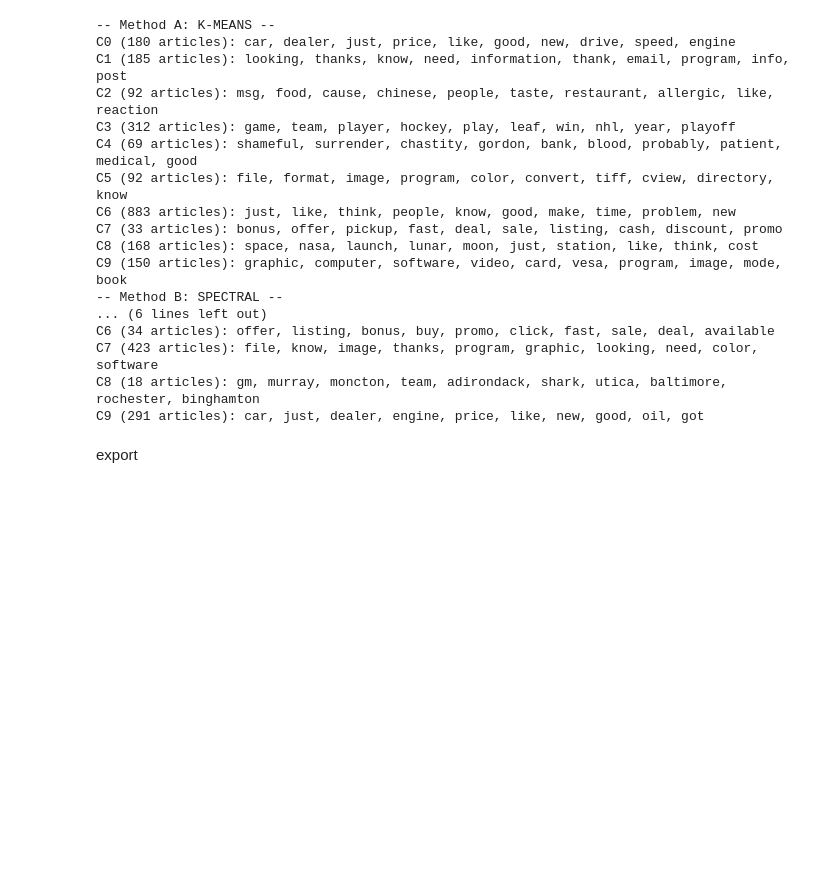
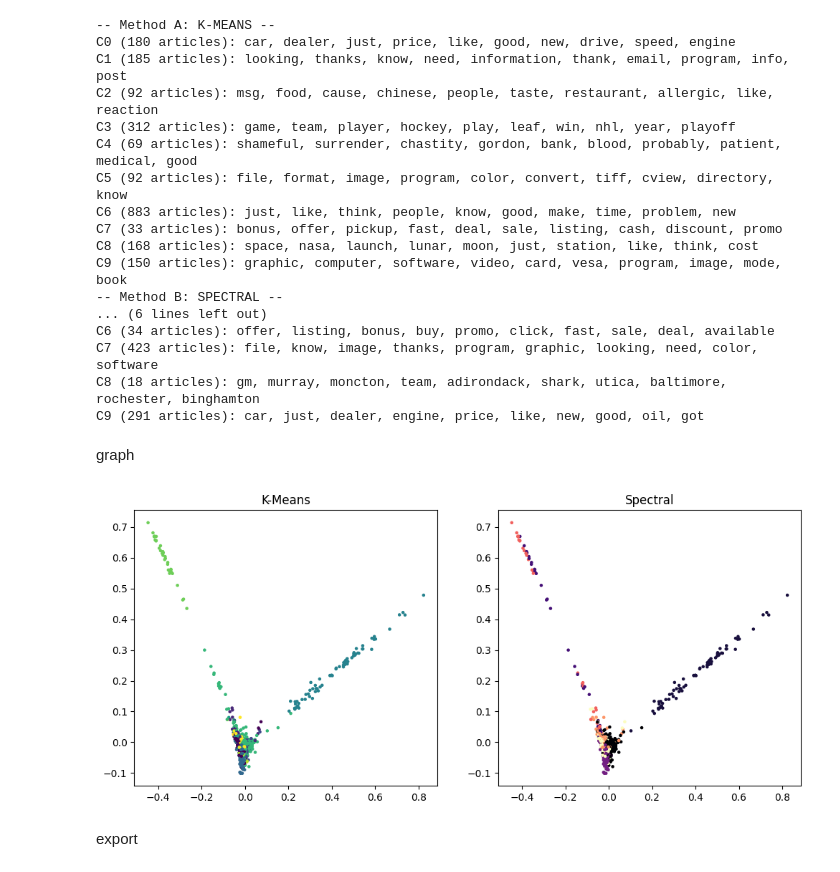
Before and after one commit to Dathix5/dm_assignment_3, a Jupyter notebook: main.ipynb, the cells around one changed output. Drawn from its saved outputs; the diff is of its cells as text; code cells hidden in the pictures; blank space fills up the shorter version.

```diff
--- a/main.ipynb
+++ b/main.ipynb
@@ -129,10 +136,9 @@ tfidf_norm = normalize(tfidf_matrix)
 # %% [markdown]
 k-means clustering
 # %%
-from sklearn.cluster import KMeans
-
-SEED = 66
-km = KMeans(n_clusters=10, random_state=SEED, n_init=10)
+CLUSTER_COUNT = 10
+RANDOM_INITS = 10
+km = KMeans(n_clusters=CLUSTER_COUNT, random_state=SEED, n_init=RANDOM_INITS)
 
 # fit and predict
 df_articles['kmeans_clusters'] = km.fit_predict(tfidf_norm)
@@ -154,16 +160,13 @@ Name: count, dtype: int64
 # %% [markdown]
 spectral clustering
 # %%
-from sklearn.cluster import SpectralClustering
-from sklearn.metrics.pairwise import cosine_similarity
-
 # calculate cosine similarity
 affinity_matrix = cosine_similarity(tfidf_norm)
 
 # use Spectral Clustering with the 'discretize' label strategy
-SEED = 66
+CLUSTER_COUNT = 10
 sc_improved = SpectralClustering(
-    n_clusters=10,
+    n_clusters=CLUSTER_COUNT,
     affinity='precomputed', # tell it we already calculated the similarity
     assign_labels='discretize',
     random_state=SEED
@@ -262,6 +262,24 @@ C6 (34 articles): offer, listing, bonus, buy, promo, click, fast, sale, deal, av
 C7 (423 articles): file, know, image, thanks, program, graphic, looking, need, color, software
 C8 (18 articles): gm, murray, moncton, team, adirondack, shark, utica, baltimore, rochester, binghamton
 C9 (291 articles): car, just, dealer, engine, price, like, new, good, oil, got
+# %% [markdown]
+graph
+# %%
+# squash high-dimensional TF-IDF data into 2D points
+coords = PCA(n_components=2, random_state=SEED).fit_transform(tfidf_norm.toarray())
+
+# compare the two clustering results side-by-side
+fig, axes = plt.subplots(1, 2, figsize=(12, 5))
+
+axes[0].scatter(coords[:, 0], coords[:, 1], c=df_articles['kmeans_clusters'], s=5, cmap='viridis')
+axes[0].set_title('K-Means')
+
+axes[1].scatter(coords[:, 0], coords[:, 1], c=df_articles['spectral_clusters'], s=5, cmap='magma')
+axes[1].set_title('Spectral')
+
+plt.show()
+# %% [output]
+[figure, added]
 # %% [markdown]
 export
 # %%
```
Also changed, not shown: parts of 7 cells of this notebook, 2 other files.
